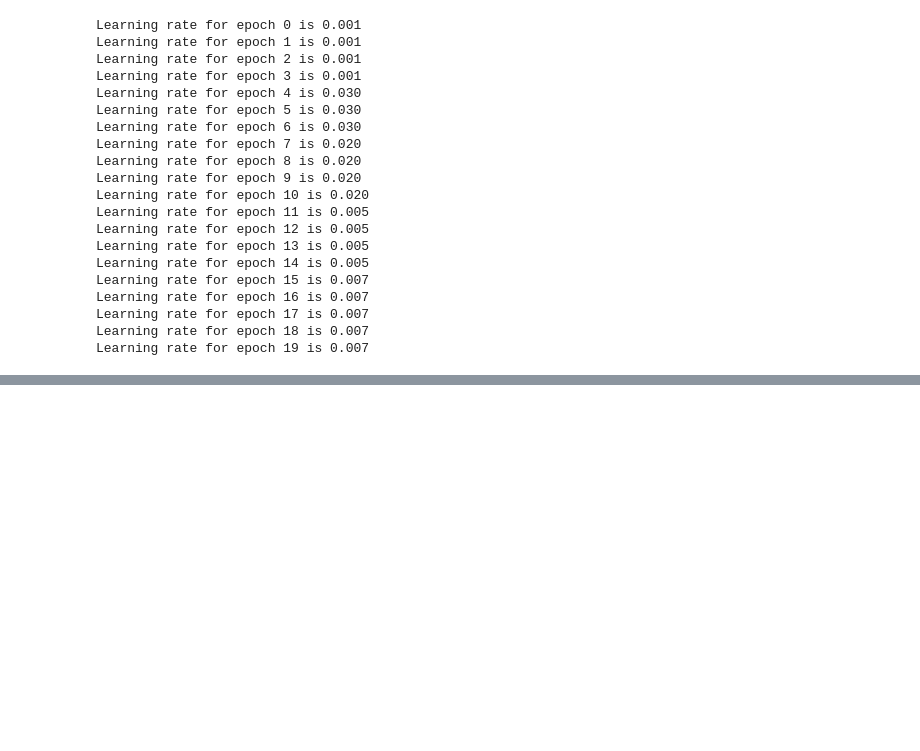
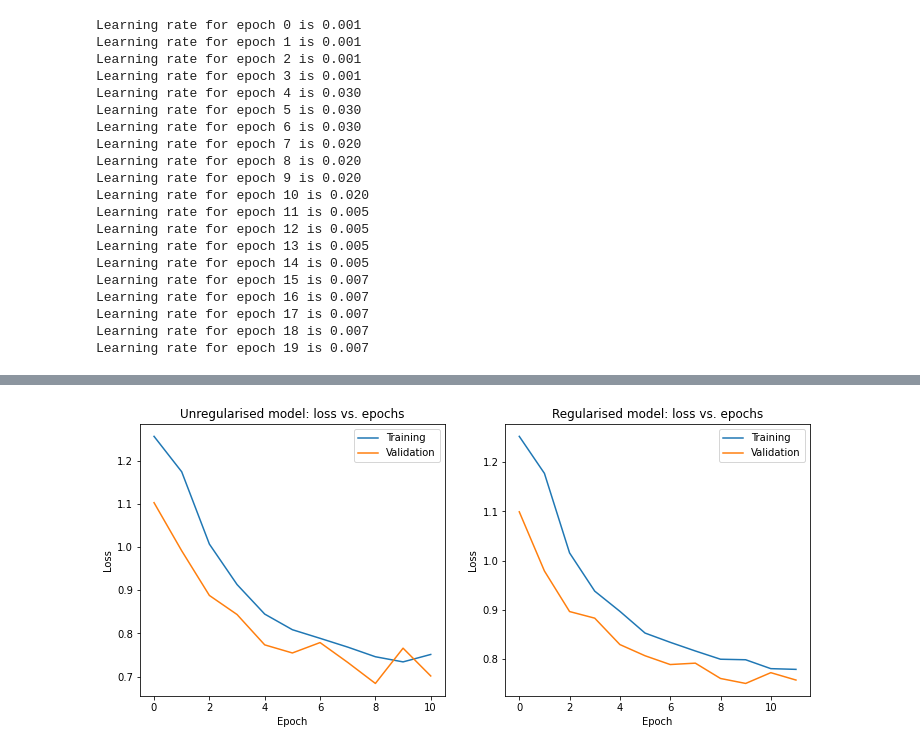
Before and after one commit to PabloViniciusSS/diabetes, a Jupyter notebook: main.ipynb, the cells around one changed output, grey strips where cells are left out. Cells and saved outputs as stored; diff of their text form; code cells hidden in the pictures; blank space fills up the shorter version.

```diff
--- a/main.ipynb
+++ b/main.ipynb
@@ -614,0 +619,7 @@ Learning rate for epoch 19 is 0.007
+# %%
+#Aqui é usando a parada antecipada em um modelo não regularizado
+unregularised_model = get_model()
+unregularised_model.compile(optimizer="adam", loss="mse")
+unreg_history = unregularised_model.fit(train_data, train_targets, epochs=100,
+                                       validation_split=0.15, batch_size=64, verbose=False,
+                                       callbacks=[tf.keras.callbacks.EarlyStopping(patience=2)])
@@ -614,0 +631,8 @@ Learning rate for epoch 19 is 0.007
+# %%
+#Aqui é usando a parada antecipada em um modelo regularizado
+
+regularised_model = get_regularised_model(1e-8, 0.2)
+regularised_model.compile(optimizer="adam", loss="mse")
+reg_history = regularised_model.fit(train_data, train_targets, epochs=100,
+                                   validation_split=0.15, batch_size=64, verbose=False,
+                                   callbacks=[tf.keras.callbacks.EarlyStopping(patience=2)])
@@ -614,0 +644,26 @@ Learning rate for epoch 19 is 0.007
+# %%
+import matplotlib.pyplot as plt
+
+fig = plt.figure(figsize=(12, 5))
+
+fig.add_subplot(121)
+
+plt.plot(unreg_history.history['loss'])
+plt.plot(unreg_history.history['val_loss'])
+plt.title('Unregularised model: loss vs. epochs')
+plt.ylabel('Loss')
+plt.xlabel('Epoch')
+plt.legend(['Training', 'Validation'], loc='upper right')
+
+fig.add_subplot(122)
+
+plt.plot(reg_history.history['loss'])
+plt.plot(reg_history.history['val_loss'])
+plt.title('Regularised model: loss vs. epochs')
+plt.ylabel('Loss')
+plt.xlabel('Epoch')
+plt.legend(['Training', 'Validation'], loc='upper right')
+
+plt.show()
+# %% [output]
+[figure, added]
```
Also changed, not shown: parts of 17 cells of this notebook.
